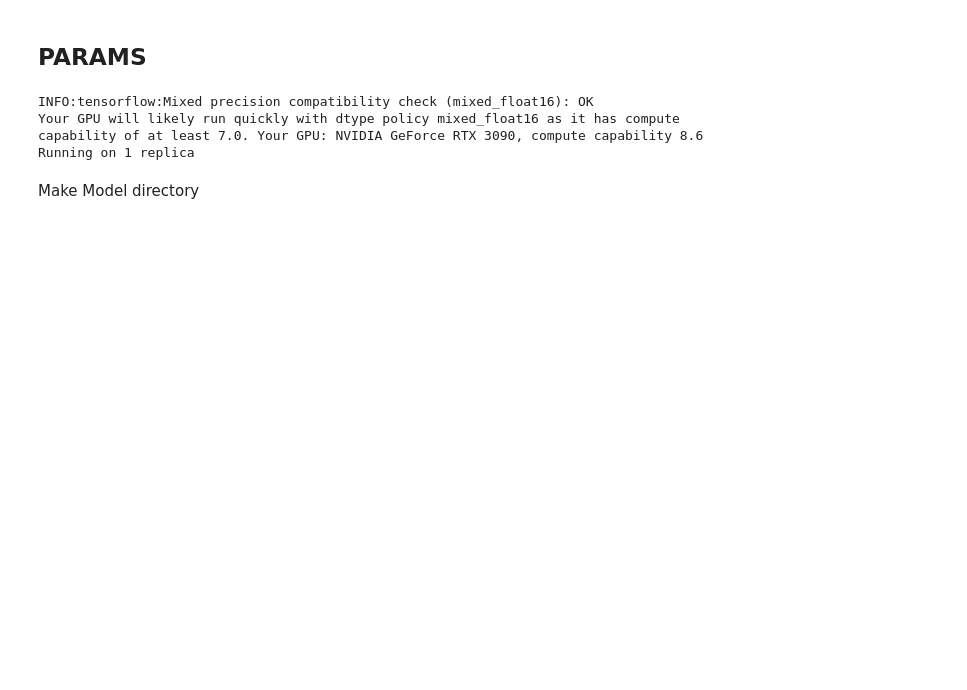
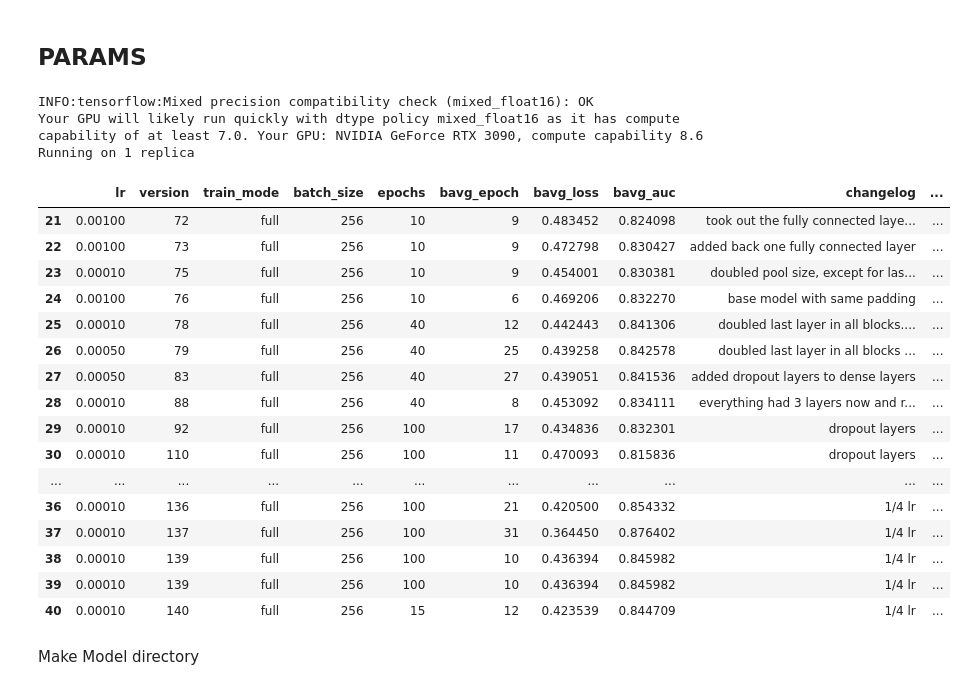
Before and after one commit to jillerhaus/KaggleG2Net, a Jupyter notebook: experimental/trainGPU.ipynb, the cells around one changed output. Saved outputs shown, nothing was run; the diff lists cells and outputs as text; code cells hidden in the pictures; blank space fills up the shorter version.

Commit message:
finished training/prediction pipeline

```diff
--- a/experimental/trainGPU.ipynb
+++ b/experimental/trainGPU.ipynb
@@ -100,6 +82,31 @@ tfrec_folders = ["filtered_tfrec", "filtered_whitened_tfrec", "filtered_whitened
 INFO:tensorflow:Mixed precision compatibility check (mixed_float16): OK
 Your GPU will likely run quickly with dtype policy mixed_float16 as it has compute capability of at least 7.0. Your GPU: NVIDIA GeForce RTX 3090, compute capability 8.6
 Running on 1 replica
+# %%
+# if not KAGGLE:
+if not os.path.exists(f"{MDLS_PATH}/results.csv"):
+    results_df = pd.DataFrame()
+else:
+    results_df = pd.read_csv("../models/results.csv", index_col=[0]).tail(20)
+results_df
+# %% [output]
+|  | lr | version | train_mode | batch_size | epochs | bavg_epoch | bavg_loss | bavg_auc | changelog | ... |
+| 21 | 0.00100 | 72 | full | 256 | 10 | 9 | 0.483452 | 0.824098 | took out the fully connected laye... | ... |
+| 22 | 0.00100 | 73 | full | 256 | 10 | 9 | 0.472798 | 0.830427 | added back one fully connected layer | ... |
+| 23 | 0.00010 | 75 | full | 256 | 10 | 9 | 0.454001 | 0.830381 | doubled pool size, except for las... | ... |
+| 24 | 0.00100 | 76 | full | 256 | 10 | 6 | 0.469206 | 0.832270 | base model with same padding | ... |
+| 25 | 0.00010 | 78 | full | 256 | 40 | 12 | 0.442443 | 0.841306 | doubled last layer in all blocks.... | ... |
+| 26 | 0.00050 | 79 | full | 256 | 40 | 25 | 0.439258 | 0.842578 | doubled last layer in all blocks ... | ... |
+| 27 | 0.00050 | 83 | full | 256 | 40 | 27 | 0.439051 | 0.841536 | added dropout layers to dense layers | ... |
+| 28 | 0.00010 | 88 | full | 256 | 40 | 8 | 0.453092 | 0.834111 | everything had 3 layers now and r... | ... |
+| 29 | 0.00010 | 92 | full | 256 | 100 | 17 | 0.434836 | 0.832301 | dropout layers | ... |
+| 30 | 0.00010 | 110 | full | 256 | 100 | 11 | 0.470093 | 0.815836 | dropout layers | ... |
+| ... | ... | ... | ... | ... | ... | ... | ... | ... | ... | ... |
+| 36 | 0.00010 | 136 | full | 256 | 100 | 21 | 0.420500 | 0.854332 | 1/4 lr | ... |
+| 37 | 0.00010 | 137 | full | 256 | 100 | 31 | 0.364450 | 0.876402 | 1/4 lr | ... |
+| 38 | 0.00010 | 139 | full | 256 | 100 | 10 | 0.436394 | 0.845982 | 1/4 lr | ... |
+| 39 | 0.00010 | 139 | full | 256 | 100 | 10 | 0.436394 | 0.845982 | 1/4 lr | ... |
+| 40 | 0.00010 | 140 | full | 256 | 15 | 12 | 0.423539 | 0.844709 | 1/4 lr | ... |
 # %%
 if KAGGLE:
     from kaggle_secrets import UserSecretsClient
```
Also changed, not shown: parts of 33 cells of this notebook, 15 other files.
